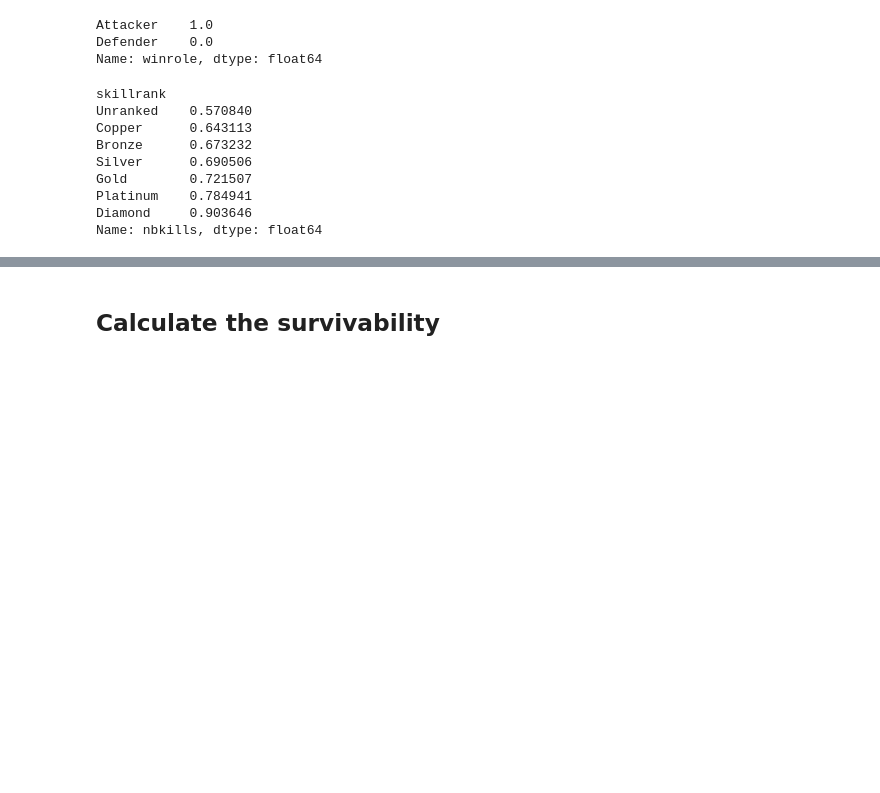
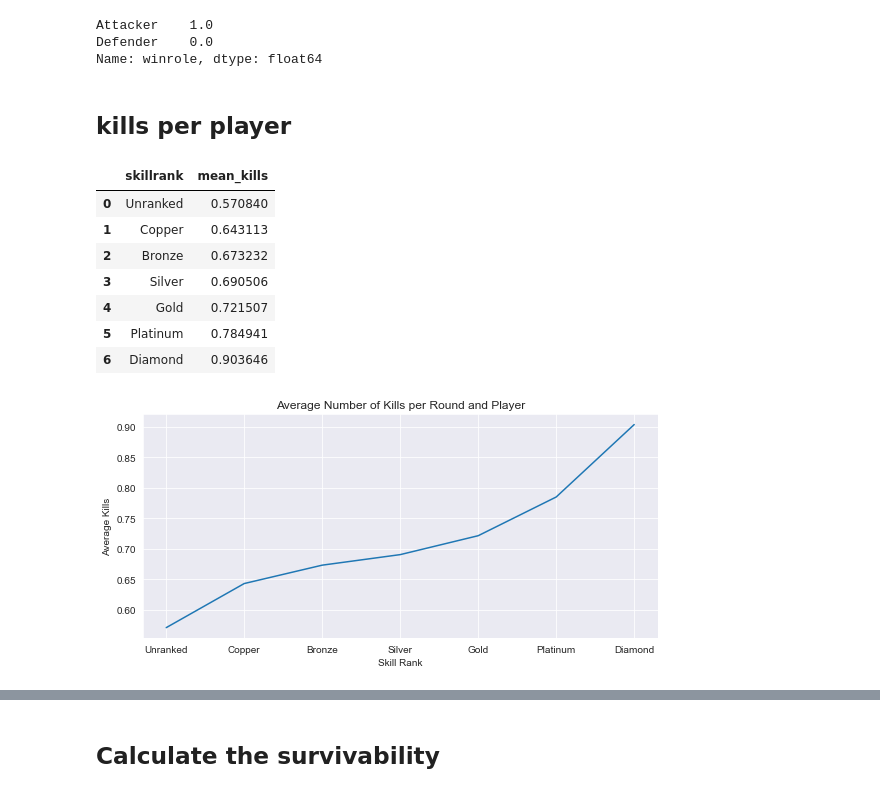
Before and after one commit to itsmartinhi/R6Siege-Match-Outcome-Analysis-and-Prediction, a Jupyter notebook: data-exploration.ipynb, the cells around one changed output, grey strips where cells are left out. Drawn from its saved outputs; the diff is of its cells as text; code cells hidden in the pictures; blank space fills up the shorter version.

```diff
--- a/data-exploration.ipynb
+++ b/data-exploration.ipynb
@@ -313,15 +313,28 @@ df.loc[df["endroundreason"] == "BombDeactivated_OneBomb"]["winrole"].value_count
 Attacker    1.0
 Defender    0.0
 Name: winrole, dtype: float64
+# %% [markdown]
+## kills per player
 # %%
-df.groupby("skillrank")["nbkills"].mean()
+df_plot = df.groupby("skillrank")["nbkills"].mean().reset_index(name="mean_kills")
+df_plot
 # %% [output]
-skillrank
-Unranked    0.570840
-Copper      0.643113
-Bronze      0.673232
-Silver      0.690506
-Gold        0.721507
-Platinum    0.784941
-Diamond     0.903646
-Name: nbkills, dtype: float64
+|  | skillrank | mean_kills |
+| 0 | Unranked | 0.570840 |
+| 1 | Copper | 0.643113 |
+| 2 | Bronze | 0.673232 |
+| 3 | Silver | 0.690506 |
+| 4 | Gold | 0.721507 |
+| 5 | Platinum | 0.784941 |
+| 6 | Diamond | 0.903646 |
+# %%
+plt.figure(figsize=(8, 4))
+sns.lineplot(data=df_plot, x="skillrank", y="mean_kills")
+plt.title("Average Number of Kills per Round and Player")
+plt.ylabel("Average Kills")
+plt.xlabel("Skill Rank")
+plt.tight_layout()
+plt.savefig("./plots/avg-kills-during-round.pdf")
+plt.show()
+# %% [output]
+[figure, added]
```
Also changed, not shown: parts of 1 cell of this notebook, 2 other files.
